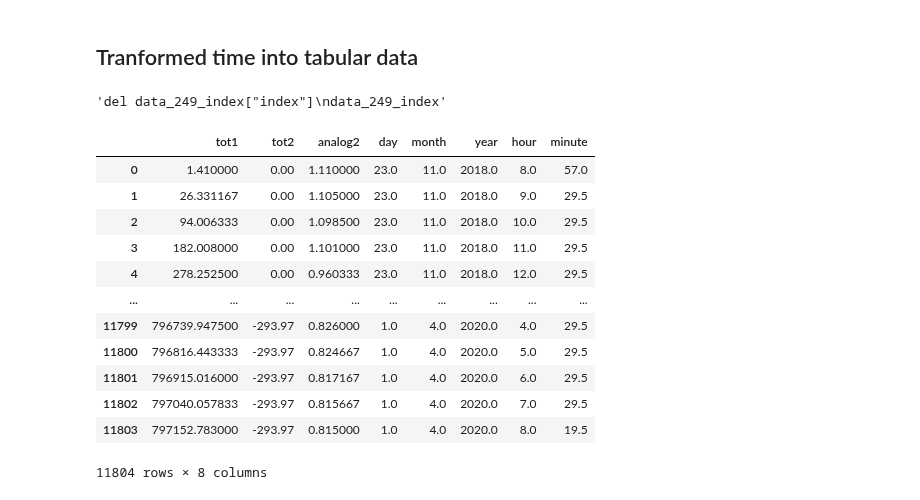
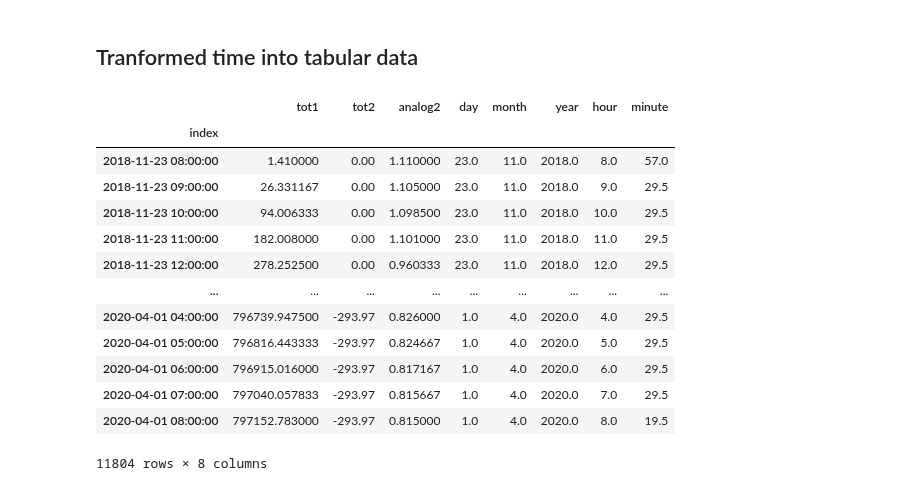
Before and after one commit to Zan-23/IJS_water_loss, a Jupyter notebook: notebooks/Regression sktime.ipynb, the cells around one changed output. Saved outputs shown, nothing was run; the diff lists cells and outputs as text; code cells hidden in the pictures.

```diff
--- a/notebooks/Regression sktime.ipynb
+++ b/notebooks/Regression sktime.ipynb
@@ -41,14 +62,2 @@ data_249
 # %% [markdown]
 ## Tranformed time into tabular data
-# %%
-data_249['day'] = [i.day for i in data_249.index]
-data_249['month'] = [i.month for i in data_249.index]
-data_249['year'] = [i.year for i in data_249.index]
-data_249['hour'] = [i.hour for i in data_249.index]
-data_249['minute'] = [i.minute for i in data_249.index]
-
-data_249_index = data_249.reset_index()
-"""del data_249_index["index"]
-data_249_index"""
-# %% [output]
-'del data_249_index["index"]\ndata_249_index'
@@ -55,27 +69,28 @@ data_249_index"""
 # %%
-data_249_t = data_249_index.copy()
-data_249_t["index"] = data_249_index["index"].dt.floor('h')
+data_249_t = data_249.copy()
+data_249_t = data_249_t.reset_index()
+data_249_t["index"] = data_249_t["index"].dt.floor('h')
 data_249_t["index"] = data_249_t["index"].dt.strftime("%Y-%m-%d %H:%M")
 
 data_249_t["index"] = pandas.to_datetime(data_249_t["index"], format="%Y-%m-%d %H:%M")
 data_249_t = data_249_t.groupby("index").mean()
 
-data_249_index = data_249_t.reset_index()
-del data_249_index["index"]
+data_249_index = data_249_t
 data_249_index
 # %% [output]
 |  | tot1 | tot2 | analog2 | day | month | year | hour | minute |
-| 0 | 1.410000 | 0.00 | 1.110000 | 23.0 | 11.0 | 2018.0 | 8.0 | 57.0 |
-| 1 | 26.331167 | 0.00 | 1.105000 | 23.0 | 11.0 | 2018.0 | 9.0 | 29.5 |
-| 2 | 94.006333 | 0.00 | 1.098500 | 23.0 | 11.0 | 2018.0 | 10.0 | 29.5 |
-| 3 | 182.008000 | 0.00 | 1.101000 | 23.0 | 11.0 | 2018.0 | 11.0 | 29.5 |
-| 4 | 278.252500 | 0.00 | 0.960333 | 23.0 | 11.0 | 2018.0 | 12.0 | 29.5 |
+| index |  |  |  |  |  |  |  |  |
+| 2018-11-23 08:00:00 | 1.410000 | 0.00 | 1.110000 | 23.0 | 11.0 | 2018.0 | 8.0 | 57.0 |
+| 2018-11-23 09:00:00 | 26.331167 | 0.00 | 1.105000 | 23.0 | 11.0 | 2018.0 | 9.0 | 29.5 |
+| 2018-11-23 10:00:00 | 94.006333 | 0.00 | 1.098500 | 23.0 | 11.0 | 2018.0 | 10.0 | 29.5 |
+| 2018-11-23 11:00:00 | 182.008000 | 0.00 | 1.101000 | 23.0 | 11.0 | 2018.0 | 11.0 | 29.5 |
+| 2018-11-23 12:00:00 | 278.252500 | 0.00 | 0.960333 | 23.0 | 11.0 | 2018.0 | 12.0 | 29.5 |
 | ... | ... | ... | ... | ... | ... | ... | ... | ... |
-| 11799 | 796739.947500 | -293.97 | 0.826000 | 1.0 | 4.0 | 2020.0 | 4.0 | 29.5 |
-| 11800 | 796816.443333 | -293.97 | 0.824667 | 1.0 | 4.0 | 2020.0 | 5.0 | 29.5 |
-| 11801 | 796915.016000 | -293.97 | 0.817167 | 1.0 | 4.0 | 2020.0 | 6.0 | 29.5 |
-| 11802 | 797040.057833 | -293.97 | 0.815667 | 1.0 | 4.0 | 2020.0 | 7.0 | 29.5 |
-| 11803 | 797152.783000 | -293.97 | 0.815000 | 1.0 | 4.0 | 2020.0 | 8.0 | 19.5 |
+| 2020-04-01 04:00:00 | 796739.947500 | -293.97 | 0.826000 | 1.0 | 4.0 | 2020.0 | 4.0 | 29.5 |
+| 2020-04-01 05:00:00 | 796816.443333 | -293.97 | 0.824667 | 1.0 | 4.0 | 2020.0 | 5.0 | 29.5 |
+| 2020-04-01 06:00:00 | 796915.016000 | -293.97 | 0.817167 | 1.0 | 4.0 | 2020.0 | 6.0 | 29.5 |
+| 2020-04-01 07:00:00 | 797040.057833 | -293.97 | 0.815667 | 1.0 | 4.0 | 2020.0 | 7.0 | 29.5 |
+| 2020-04-01 08:00:00 | 797152.783000 | -293.97 | 0.815000 | 1.0 | 4.0 | 2020.0 | 8.0 | 19.5 |
 11804 rows × 8 columns
 # %%
 """shifting
```
Also changed, not shown: parts of 9 cells of this notebook, 1 other file.
